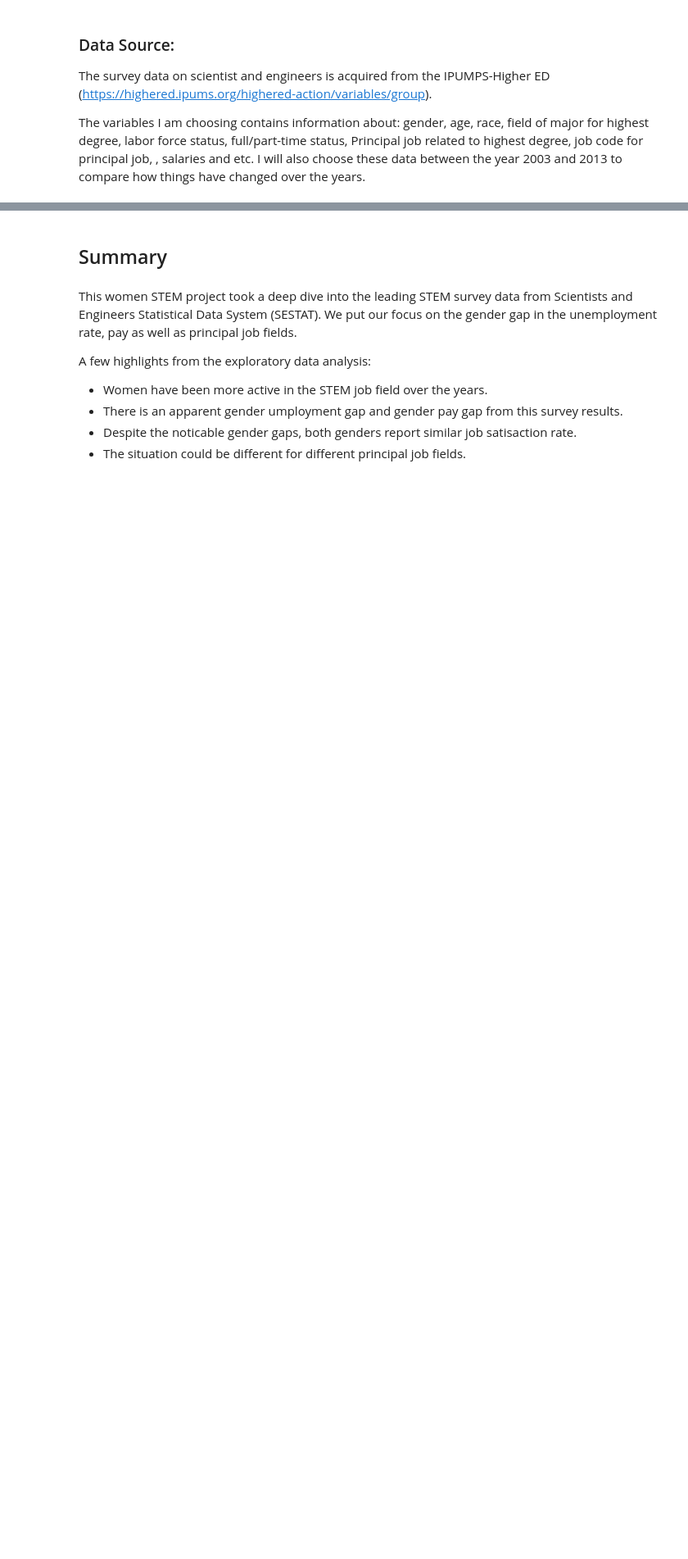
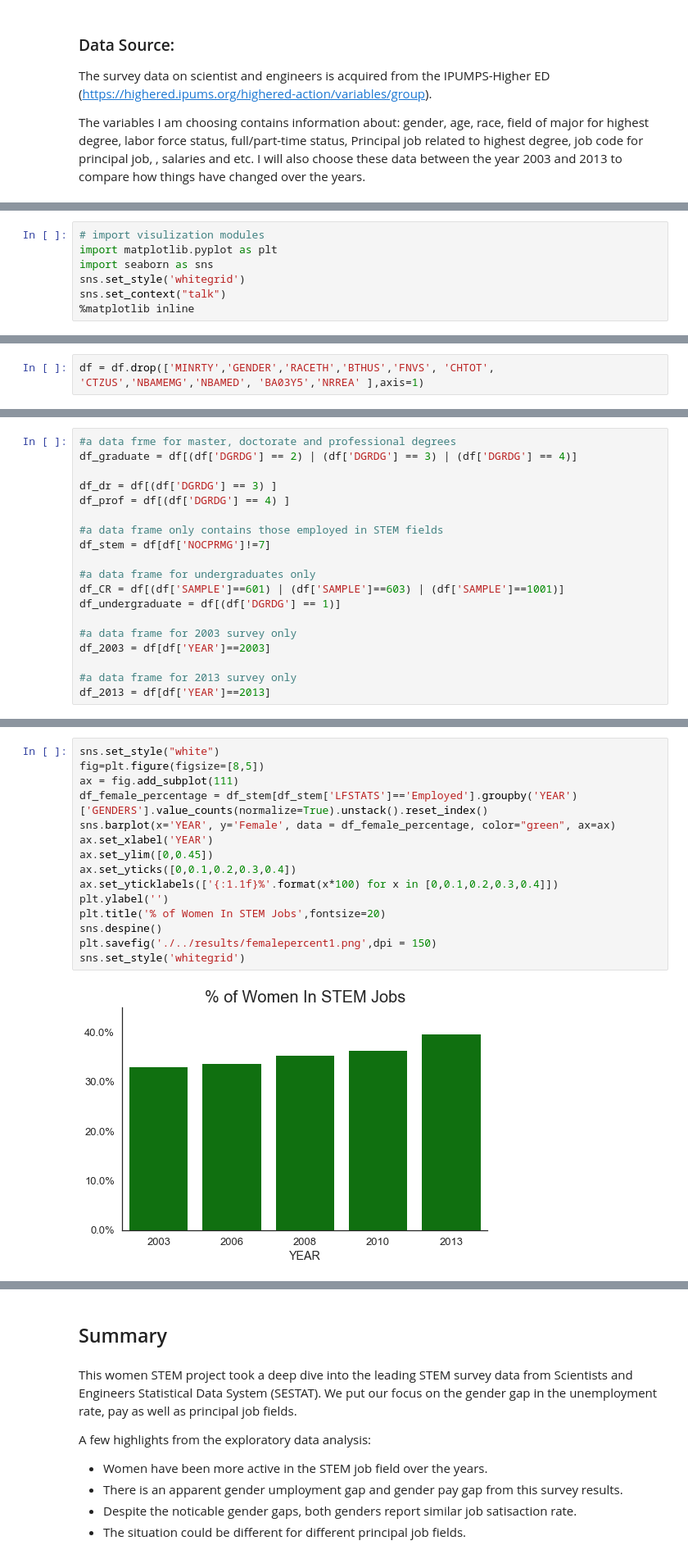
Before and after one commit to shuojiashi/women_in_stem, a Jupyter notebook: notebooks/Women in STEM_project report.ipynb, the cells around one changed output, grey strips where cells are left out. Shown at 82% size. Cells and saved outputs as stored; diff of their text form; blank space fills up the shorter version.

```diff
--- a/notebooks/Women in STEM_project report.ipynb
+++ b/notebooks/Women in STEM_project report.ipynb
@@ -40,0 +55,7 @@ The variables I am choosing contains information about: gender, age, race, field
+# %%
+# import visulization modules
+import matplotlib.pyplot as plt
+import seaborn as sns
+sns.set_style('whitegrid')
+sns.set_context("talk")
+%matplotlib inline
@@ -40,0 +158,2 @@ The variables I am choosing contains information about: gender, age, race, field
+# %%
+df = df.drop(['MINRTY','GENDER','RACETH','BTHUS','FNVS', 'CHTOT', 'CTZUS','NBAMEMG','NBAMED', 'BA03Y5','NRREA' ],axis=1)
@@ -40,0 +162,19 @@ The variables I am choosing contains information about: gender, age, race, field
+# %%
+#a data frme for master, doctorate and professional degrees
+df_graduate = df[(df['DGRDG'] == 2) | (df['DGRDG'] == 3) | (df['DGRDG'] == 4)]
+
+df_dr = df[(df['DGRDG'] == 3) ]
+df_prof = df[(df['DGRDG'] == 4) ]
+
+#a data frame only contains those employed in STEM fields
+df_stem = df[df['NOCPRMG']!=7]
+
+#a data frame for undergraduates only
+df_CR = df[(df['SAMPLE']==601) | (df['SAMPLE']==603) | (df['SAMPLE']==1001)]
+df_undergraduate = df[(df['DGRDG'] == 1)]
+
+#a data frame for 2003 survey only
+df_2003 = df[df['YEAR']==2003]
+
+#a data frame for 2013 survey only
+df_2013 = df[df['YEAR']==2013]
@@ -40,0 +190,17 @@ The variables I am choosing contains information about: gender, age, race, field
+# %%
+sns.set_style("white")
+fig=plt.figure(figsize=[8,5])
+ax = fig.add_subplot(111)
+df_female_percentage = df_stem[df_stem['LFSTATS']=='Employed'].groupby('YEAR')['GENDERS'].value_counts(normalize=True).unstack().reset_index()
+sns.barplot(x='YEAR', y='Female', data = df_female_percentage, color="green", ax=ax)
+ax.set_xlabel('YEAR')
+ax.set_ylim([0,0.45])
+ax.set_yticks([0,0.1,0.2,0.3,0.4])
+ax.set_yticklabels(['{:1.1f}%'.format(x*100) for x in [0,0.1,0.2,0.3,0.4]])
+plt.ylabel('')
+plt.title('% of Women In STEM Jobs',fontsize=20)
+sns.despine()
+plt.savefig('./../results/femalepercent1.png',dpi = 150)
+sns.set_style('whitegrid')
+# %% [output]
+[figure, added]
```
Also changed, not shown: parts of 136 cells of this notebook.
